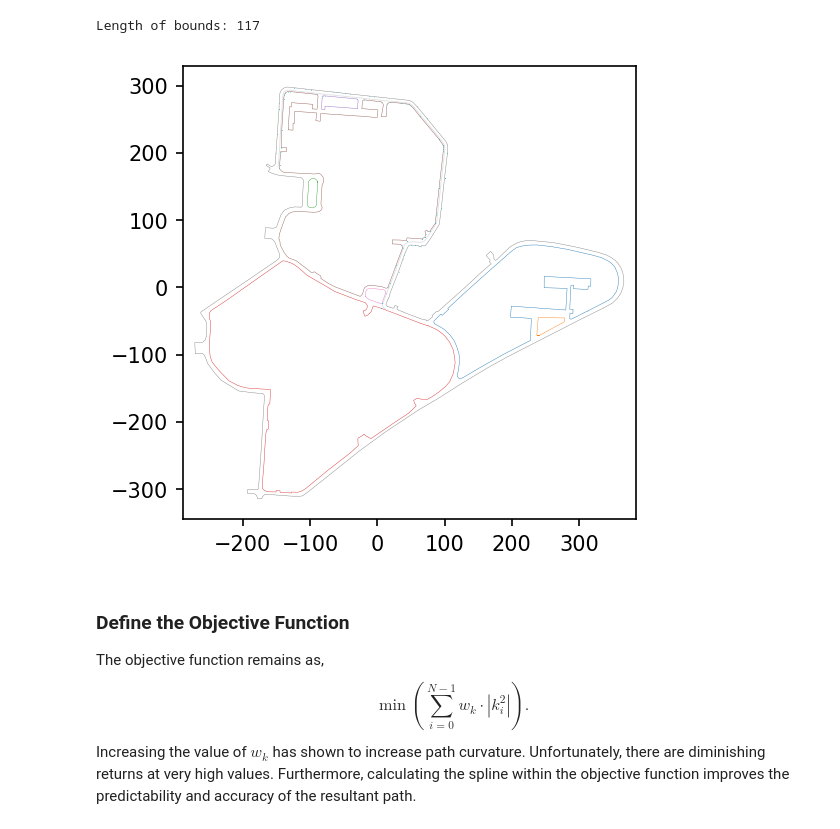
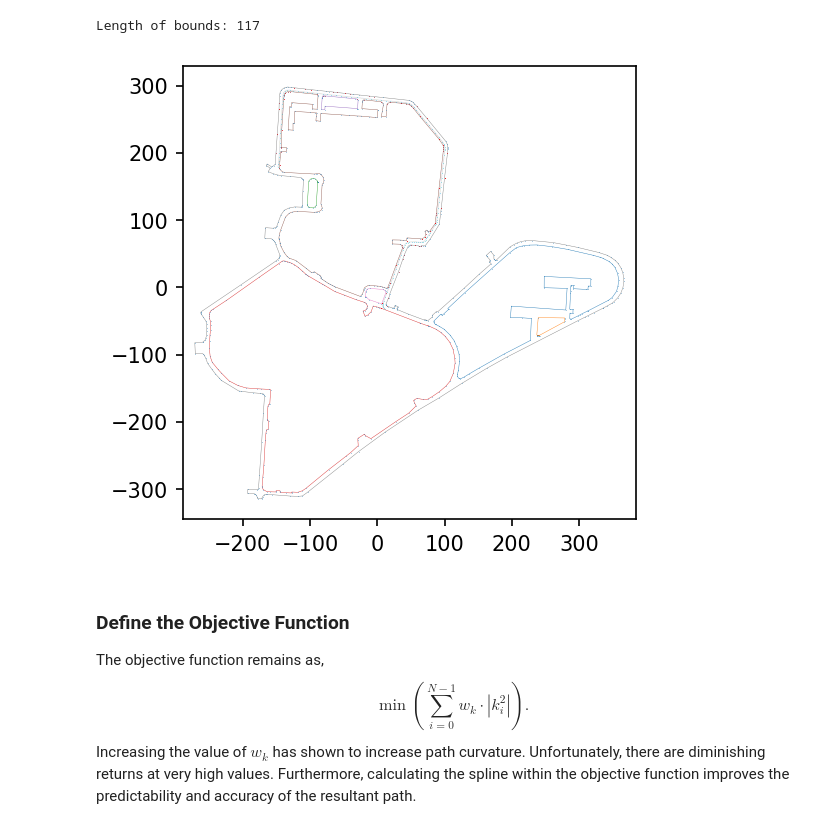
Before and after one commit to winstxnhdw/OfflinePathOptimisation, a Jupyter notebook: examples/controlled.ipynb, the cells around one changed output. Saved outputs shown, nothing was run; the diff lists cells and outputs as text; code cells hidden in the pictures.

Commit message:
fix curb algo

```diff
--- a/examples/controlled.ipynb
+++ b/examples/controlled.ipynb
@@ -41,7 +41,6 @@ In this approach, no seeding path is generated and optimisation is done directly
 # %% [markdown]
 ### Importing Curb Information
 # %%
-curb_num = 9
 curbs_x = []
 curbs_y = []
 
@@ -49,13 +48,9 @@ dir_path = 'curb.csv'
 df = pd.read_csv(dir_path, delimiter=';')
 curb_group = df.groupby(df.shapeid)
 
-for curb in range(0, curb_num):
-    if curb in curb_group.groups.keys():
-        curb_x = curb_group.get_group(curb)['x'].values.tolist()
-        curb_y = curb_group.get_group(curb)['y'].values.tolist()
-        curbs_x.append(curb_x)
-        curbs_y.append(curb_y)
-        print("Key found")
-
-    else:
-        print("Key not found (no. {})".format(curb))
+for curb in range(0, len(curb_group)):
+    index = list(curb_group.groups.keys())[curb]
+    curb_x = curb_group.get_group(index)['x'].values.tolist()
+    curb_y = curb_group.get_group(index)['y'].values.tolist()
+    curbs_x.append(curb_x)
+    curbs_y.append(curb_y)
@@ -428,11 +413,11 @@ where $w_{vehicle}$ is the vehicle's width and $\kappa$ is a arbitrary threshold
 # %%
 def calculate_shortest_distance(x, y, curb):
 
-    dx = [x - icx for icx in curb[0]]
-    dy = [y - icy for icy in curb[1]]
+    dx = [icx - x for icx in curb[0]]
+    dy = [icy - y for icy in curb[1]]
 
     d = np.hypot(dx, dy)
-    return np.min(d), np.argmin(d)
+    return np.min(d), np.argmin(d), dx, dy
 # %%
 lx = []
 ly = []
@@ -441,6 +426,8 @@ ry = []
 left_lateral_offset = []
 right_lateral_offset = []
 bound = []
+closest_curbs_x = []
+closest_curbs_y = []
 
 vehicle_width = 2.0
 k = 0.5
@@ -449,21 +436,23 @@ min_dist = vehicle_width/2 + k
 curb_concat = [np.concatenate(curbs_x, axis=None), np.concatenate(curbs_y, axis=None)]
 
 for i in range(0, len(wyaw)):
-    closest_curb_dist, closest_curb = calculate_shortest_distance(wx[i], wy[i], curb_concat)
+    closest_curb_dist, closest_curb, dx, dy = calculate_shortest_distance(wx[i], wy[i], curb_concat)
+    closest_curbs_x.append(curb_concat[0][closest_curb])
+    closest_curbs_y.append(curb_concat[1][closest_curb])
 
     if closest_curb_dist > min_dist:
         allowable_dist = closest_curb_dist - min_dist
 
         if allowable_dist < max_deviation:
             path_vector = [-np.cos(wyaw[i] + np.pi/2), -np.sin(wyaw[i] + np.pi/2)]
-            crosstrack_error = np.dot([curb_concat[0][closest_curb], curb_concat[1][closest_curb]], path_vector)
+            crosstrack_error = np.dot([dx[closest_curb], dy[closest_curb]], path_vector)
 
-            if crosstrack_error > 0:
+            if crosstrack_error < 0:
                 # Curb is on the left
                 left_lateral_offset.append(allowable_dist)
                 right_lateral_offset.append(max_deviation)
 
-            elif crosstrack_error < 0:
+            elif crosstrack_error > 0:
                 # Curb is on the right
                 left_lateral_offset.append(max_deviation)
                 right_lateral_offset.append(allowable_dist)
@@ -474,14 +463,14 @@ for i in range(0, len(wyaw)):
 
     else:
         path_vector = [-np.cos(wyaw[i] + np.pi/2), -np.sin(wyaw[i] + np.pi/2)]
-        crosstrack_error = np.dot([curb_concat[0][closest_curb], curb_concat[1][closest_curb]], path_vector)
+        crosstrack_error = np.dot([dx[closest_curb], dy[closest_curb]], path_vector)
 
-        if crosstrack_error > 0:
+        if crosstrack_error < 0:
             # Curb is on the left
             left_lateral_offset.append(0)
             right_lateral_offset.append(max_deviation)
 
-        elif crosstrack_error < 0:
+        elif crosstrack_error > 0:
             # Curb is on the right
             left_lateral_offset.append(max_deviation)
             right_lateral_offset.append(0)
@@ -507,22 +496,24 @@ Length of bounds: 117
 # %%
 %matplotlib inline
 
 fig = plt.figure(dpi=150)
 ax = plt.axes()
 ax.set_aspect('equal')
 ax.set_box_aspect(1)
 
 for n in range(0, max(len(curbs_x), len(curbs_y))):
     ax.plot(curbs_x[n], curbs_y[n], linewidth=0.2)
 
 ax.plot(wx, wy, linewidth=0.05)
+ax.plot(wx, wy, '.', markersize=0.5, markeredgewidth=0.0)
 ax.plot(lx, ly, '--b', alpha=0.5, linewidth=0.05)
 ax.plot(rx, ry, '--b', alpha=0.5, linewidth=0.05)
-ax.plot(curb_concat[0][test], curb_concat[1][test], '.', markersize=0.5, markeredgewidth=0.0)
+ax.plot(curb_concat[0], curb_concat[1], '.', markersize=0.5, markeredgewidth=0.0)
+ax.plot(closest_curbs_x, closest_curbs_y, '.r', markersize=0.5, markeredgewidth=0.0)
 
 plt.show()
 # %% [output]
-[figure, old version]
+[figure, new version]
 # %% [markdown]
 ### Define the Objective Function
 The objective function remains as,
```
Also changed, not shown: parts of 2 cells of this notebook.
